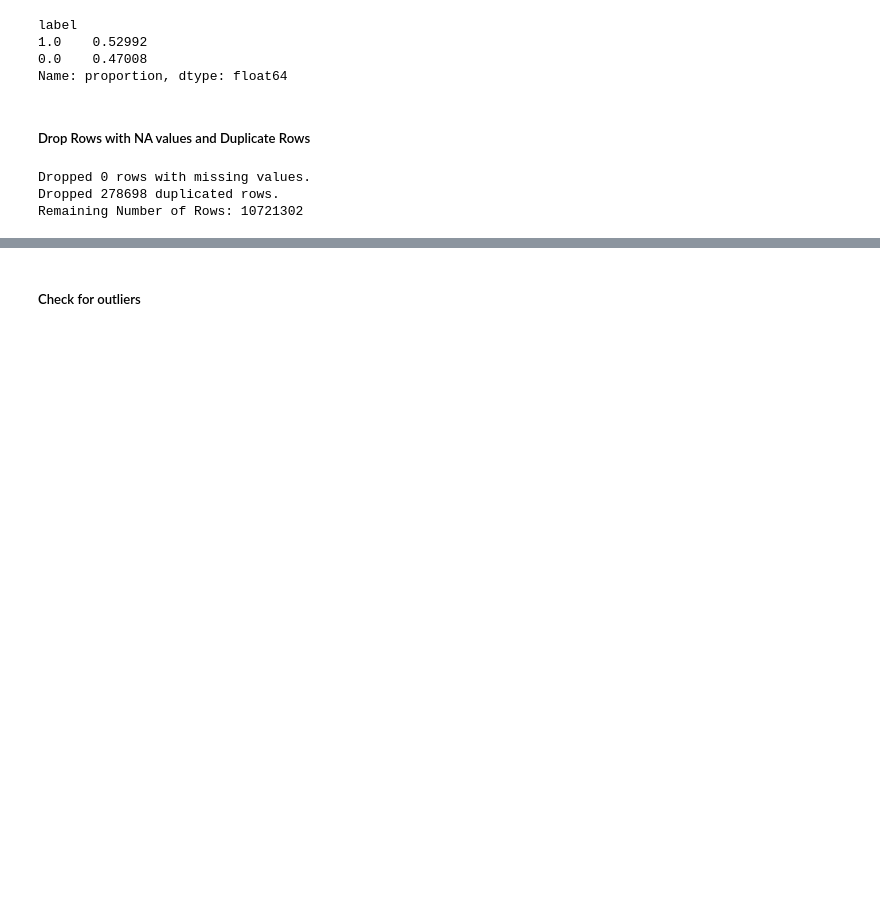
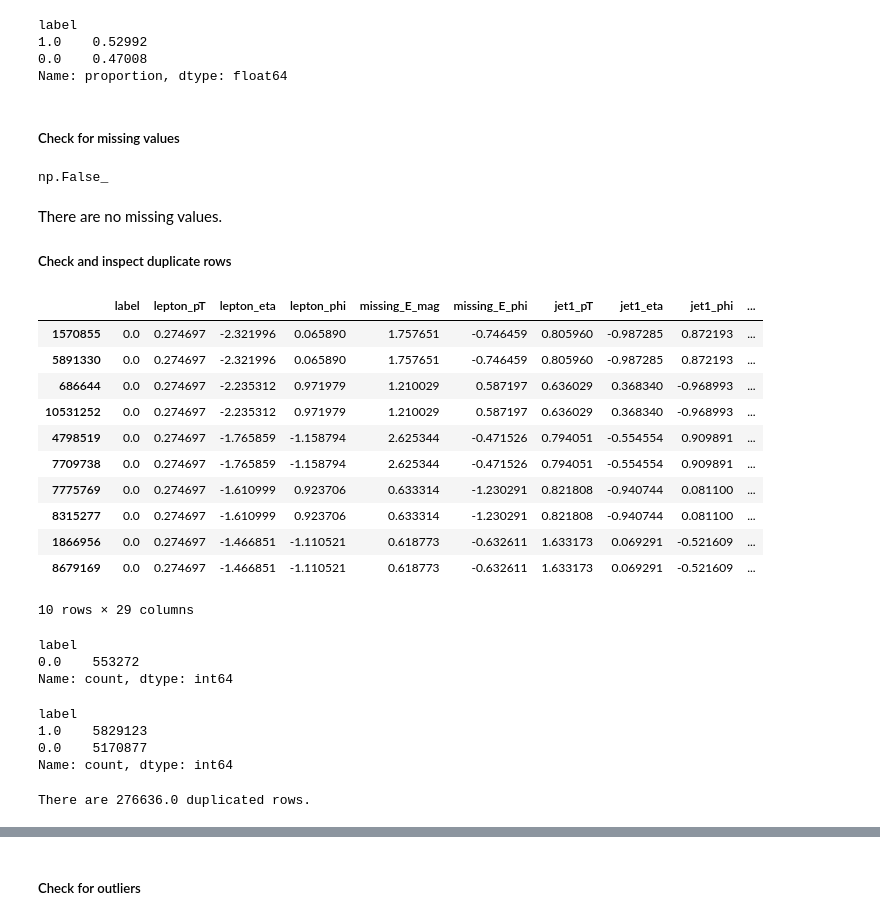
Before and after one commit to AustinK0/CS4630_Group3_Project2, a Jupyter notebook: notebooks/prepare_data.ipynb, the cells around one changed output, grey strips where cells are left out. Drawn from its saved outputs; the diff is of its cells as text; code cells hidden in the pictures; blank space fills up the shorter version.

```diff
--- a/notebooks/prepare_data.ipynb
+++ b/notebooks/prepare_data.ipynb
@@ -70,22 +70,48 @@ label
 0.0    0.47008
 Name: proportion, dtype: float64
 # %% [markdown]
-##### Drop Rows with NA values and Duplicate Rows
+##### Check for missing values
-# %%
-rows_before_na = len(df)
-df = df.dropna()
-rows_missing_data = rows_before_na - len(df)
-
-print(f"Dropped {rows_missing_data} rows with missing values.")
-
-rows_before_duplicates = len(df)
-df = df.drop_duplicates()
-rows_duplicate_data = rows_before_duplicates - len(df)
-
-print(f"Dropped {rows_duplicate_data} duplicated rows.")
-
-print(f"Remaining Number of Rows: {len(df)}")
-# %% [output]
-Dropped 0 rows with missing values.
-Dropped 278698 duplicated rows.
-Remaining Number of Rows: 10721302
+# %%
+df.isnull().values.any()
+# %% [output]
+np.False_
+# %% [markdown]
+There are no missing values.
+
+##### Check and inspect duplicate rows
+# %%
+dups = df[df.duplicated(keep=False)]
+
+dups_sorted = dups.sort_values(by=list(df.columns))
+
+dups_sorted.head(10)
+# %% [output]
+|  | label | lepton_pT | lepton_eta | lepton_phi | missing_E_mag | missing_E_phi | jet1_pT | jet1_eta | jet1_phi | ... |
+| 1570855 | 0.0 | 0.274697 | -2.321996 | 0.065890 | 1.757651 | -0.746459 | 0.805960 | -0.987285 | 0.872193 | ... |
+| 5891330 | 0.0 | 0.274697 | -2.321996 | 0.065890 | 1.757651 | -0.746459 | 0.805960 | -0.987285 | 0.872193 | ... |
+| 686644 | 0.0 | 0.274697 | -2.235312 | 0.971979 | 1.210029 | 0.587197 | 0.636029 | 0.368340 | -0.968993 | ... |
+| 10531252 | 0.0 | 0.274697 | -2.235312 | 0.971979 | 1.210029 | 0.587197 | 0.636029 | 0.368340 | -0.968993 | ... |
+| 4798519 | 0.0 | 0.274697 | -1.765859 | -1.158794 | 2.625344 | -0.471526 | 0.794051 | -0.554554 | 0.909891 | ... |
+| 7709738 | 0.0 | 0.274697 | -1.765859 | -1.158794 | 2.625344 | -0.471526 | 0.794051 | -0.554554 | 0.909891 | ... |
+| 7775769 | 0.0 | 0.274697 | -1.610999 | 0.923706 | 0.633314 | -1.230291 | 0.821808 | -0.940744 | 0.081100 | ... |
+| 8315277 | 0.0 | 0.274697 | -1.610999 | 0.923706 | 0.633314 | -1.230291 | 0.821808 | -0.940744 | 0.081100 | ... |
+| 1866956 | 0.0 | 0.274697 | -1.466851 | -1.110521 | 0.618773 | -0.632611 | 1.633173 | 0.069291 | -0.521609 | ... |
+| 8679169 | 0.0 | 0.274697 | -1.466851 | -1.110521 | 0.618773 | -0.632611 | 1.633173 | 0.069291 | -0.521609 | ... |
+10 rows × 29 columns
+# %%
+dups['label'].value_counts()
+# %% [output]
+label
+0.0    553272
+Name: count, dtype: int64
+# %%
+df['label'].value_counts()
+# %% [output]
+label
+1.0    5829123
+0.0    5170877
+Name: count, dtype: int64
+# %%
+print(f"There are {len(dups)/2} duplicated rows.")
+# %% [output]
+There are 276636.0 duplicated rows.
```
Also changed, not shown: parts of 8 cells of this notebook, 6 other files.
